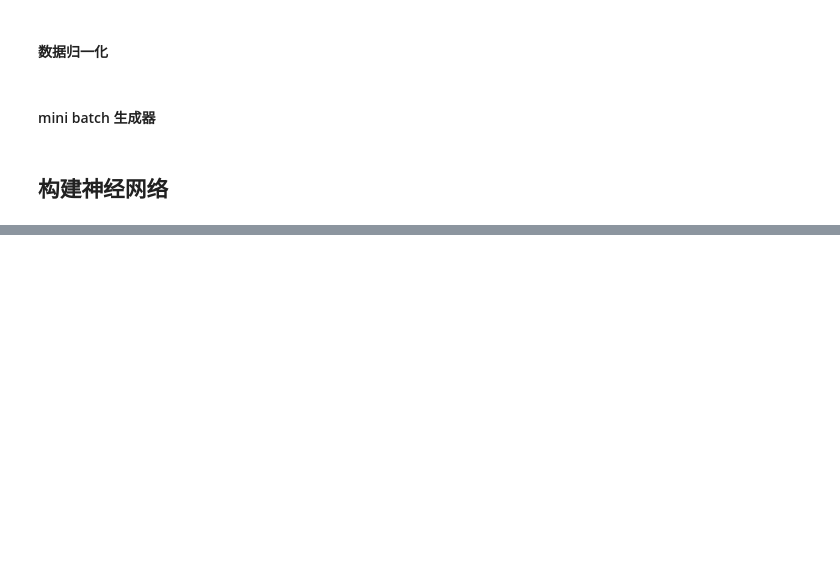
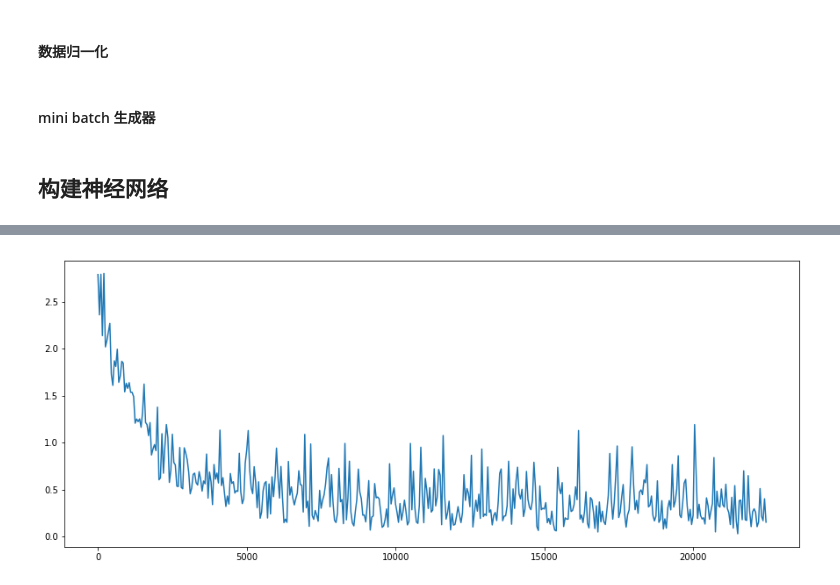
Before and after one commit to CoderSLZhang/Kaggle_Digit_Recognizer, a Jupyter notebook: my_convnet_v1.ipynb, the cells around one changed output, grey strips where cells are left out. Drawn from its saved outputs; the diff is of its cells as text; code cells hidden in the pictures; blank space fills up the shorter version.

```diff
--- a/my_convnet_v1.ipynb
+++ b/my_convnet_v1.ipynb
@@ -179,7 +195,9 @@ def build_foreward(X, Y, training, keep_prob):
     conv2 = build_conv_layer(conv1, training, keep_prob, 8, (3, 3), (1, 1), '2')
     max_pool2 = build_max_pool(conv2, (2, 2), (2, 2), '2')
 
-    flatten = build_flatten_layer(max_pool2)
+    conv3 = build_conv_layer(max_pool2, training, keep_prob, 16, (3, 3), (1, 1), '3')
+
+    flatten = build_flatten_layer(conv3)
 
     logits, outputs = build_softmax_layer(flatten)
 
@@ -190,8 +208,11 @@ def train(lr, keep_prob, batch_size, epochs, print_step, metrics_step, resume=Tr
 
     X_pl, Y_pl, training_pl = build_placeholder()
     logits_op, outputs_op = build_foreward(X_pl, Y_pl, training_pl, keep_prob)
-    cost_op = build_cost(logits_op, outputs_op)
-    optimizer_op = tf.train.AdamOptimizer(lr).minimize(cost_op)
+    cost_op = build_cost(logits_op, Y_pl)
+    accuracy_op = build_accuracy(outputs_op, Y_pl)
+
+    with tf.control_dependencies(tf.get_collection(tf.GraphKeys.UPDATE_OPS)):
+        optimizer_op = tf.train.AdamOptimizer(lr).minimize(cost_op)
 
     train_next_op, train_steps_per_epoch = batch_gen(X_train, Y_train, batch_size, epochs)
     dev_next_op, _ = batch_gen(X_dev, Y_dev, batch_size, epochs)
@@ -199,3 +220,37 @@ def train(lr, keep_prob, batch_size, epochs, print_step, metrics_step, resume=Tr
     sess = tf.Session()
 
     sess.run(tf.global_variables_initializer())
+
+    epoch = 1
+    step = 1
+    costs = []
+
+    try:
+        while True:
+            train_X_batch, train_Y_batch = sess.run(train_next_op)
+
+            _, cost, train_batch_accuracy = sess.run((optimizer_op, cost_op, accuracy_op), feed_dict={
+                X_pl: train_X_batch,
+                Y_pl: train_Y_batch,
+                training_pl: True
+            })
+
+            if step % print_step == 0:
+                print('epoch:{0}--step:{1}--cost:{2:.4f}-accuracy:%{3:.2f}'.format(
+                    epoch, step, cost, train_batch_accuracy * 100))
+
+            if step % metrics_step == 0:
+                costs.append(cost)
+
+            step += 1
+            if step % train_steps_per_epoch == 0:
+                epoch += 1
+    except tf.errors.OutOfRangeError:
+        pass
+
+    plt.plot(list(range(1, len(costs) * metrics_step, metrics_step)), costs)
+
+    sess.close()
+# %%
+train(lr=0.0001, keep_prob=1, batch_size=16, epochs=10, print_step=500, metrics_step=50, resume=False)
+# %% [output]
@@ -201,0 +274 @@ def train(lr, keep_prob, batch_size, epochs, print_step, metrics_step, resume=Tr
+[figure, added]
```
Also changed, not shown: parts of 6 cells of this notebook.
